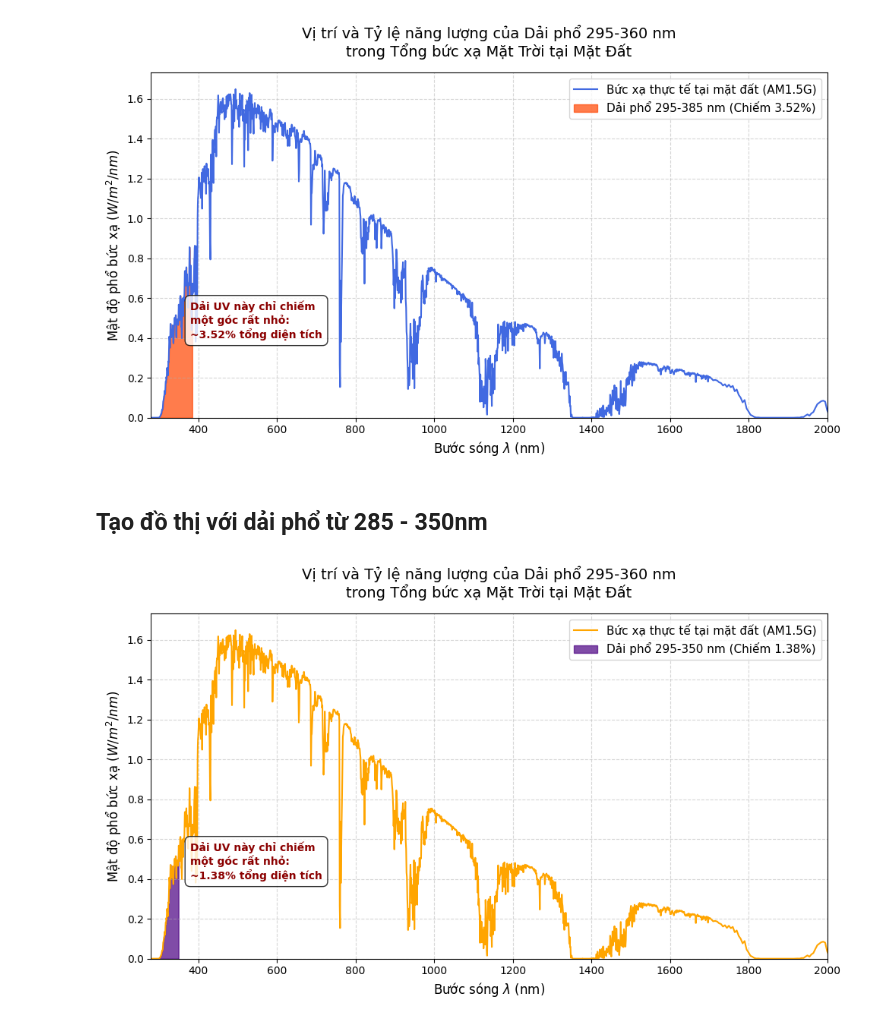
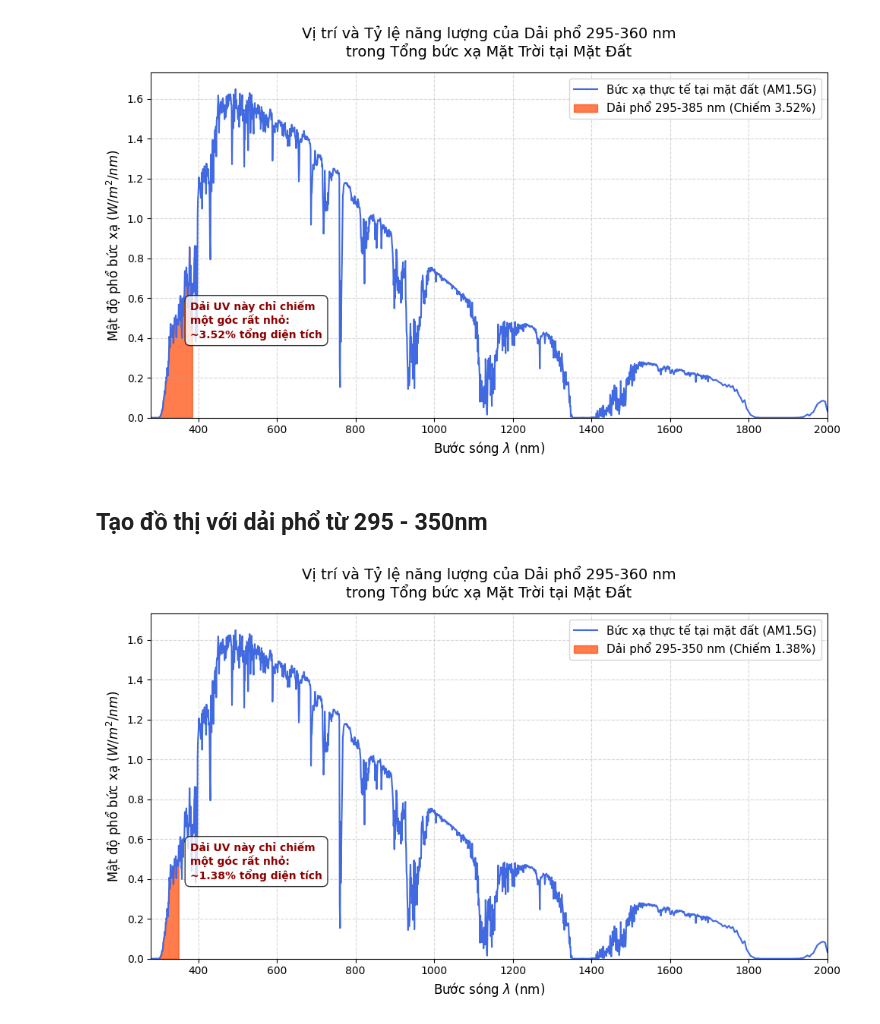
Before and after one commit to lswoodentoys/research_paper, a Jupyter notebook: So_sánh_UV_PTN_vs_thực_tế.ipynb, the cells around one changed output. Saved outputs shown, nothing was run; the diff lists cells and outputs as text; code cells hidden in the pictures.

```diff
--- a/So_sánh_UV_PTN_vs_thực_tế.ipynb
+++ b/So_sánh_UV_PTN_vs_thực_tế.ipynb
@@ -286,7 +288,7 @@ plt.show()
 # %% [output]
 [figure]
 # %% [markdown]
-## Tạo đồ thị với dải phổ từ 285 - 350nm
+## Tạo đồ thị với dải phổ từ 295 - 350nm
 # %%
 import pvlib
 import numpy as np
@@ -308,35 +310,35 @@ percentage = (energy_uv / energy_total) * 100
 plt.figure(figsize=(10, 6), dpi=100)
 
 # Vẽ đường cong tổng năng lượng bức xạ tại mặt đất
-plt.plot(wavelengths, irradiance_global, color='orange', linewidth=1.5, label='Bức xạ thực tế tại mặt đất (AM1.5G)')
+plt.plot(wavelengths, irradiance_global, color='royalblue', linewidth=1.5, label='Bức xạ thực tế tại mặt đất (AM1.5G)')
 
 # Tô màu riêng vùng dải phổ 295 - 350 nm để thấy diện tích năng lượng
 plt.fill_between(
   wavelengths, irradiance_global,
   where=uv_mask,
-  color='indigo', alpha=0.7,
+  color='orangered', alpha=0.7,
   label=f'Dải phổ 295-350 nm (Chiếm {percentage:.2f}%)'
 )
 
 # 4. Định dạng biểu đồ (Gắn nhãn, tiêu đề, giới hạn trục)
 plt.title('Vị trí và Tỷ lệ năng lượng của Dải phổ 295-360 nm\ntrong Tổng bức xạ Mặt Trời tại Mặt Đất', fontsize=14, pad=15)
 plt.xlabel('Bước sóng $\lambda$ (nm)', fontsize=12)
 plt.ylabel('Mật độ phổ bức xạ ($W/m^2/nm$)', fontsize=12)
 
 # Giới hạn trục X từ 280nm đến 2000nm để tập trung vào vùng năng lượng chính
 plt.xlim(280, 2000)
 plt.ylim(bottom=0)
 
 # Thêm chú thích cho vùng tô màu
 plt.text(380, 0.4, f'Dải UV này chỉ chiếm\nmột góc rất nhỏ:\n~{percentage:.2f}% tổng diện tích',
      color='darkred', fontsize=10, fontweight='bold', bbox=dict(facecolor='white', alpha=0.8, boxstyle='round,pad=0.5'))
 
 # Bật lưới và chú thích các đường
 plt.grid(True, linestyle='--', alpha=0.5)
 plt.legend(fontsize=11, loc='upper right')
 
 # Hiển thị biểu đồ ra màn hình
 plt.tight_layout()
 plt.show()
 # %% [output]
-[figure, old version]
+[figure, new version]
```
Also changed, not shown: parts of 4 cells of this notebook.
